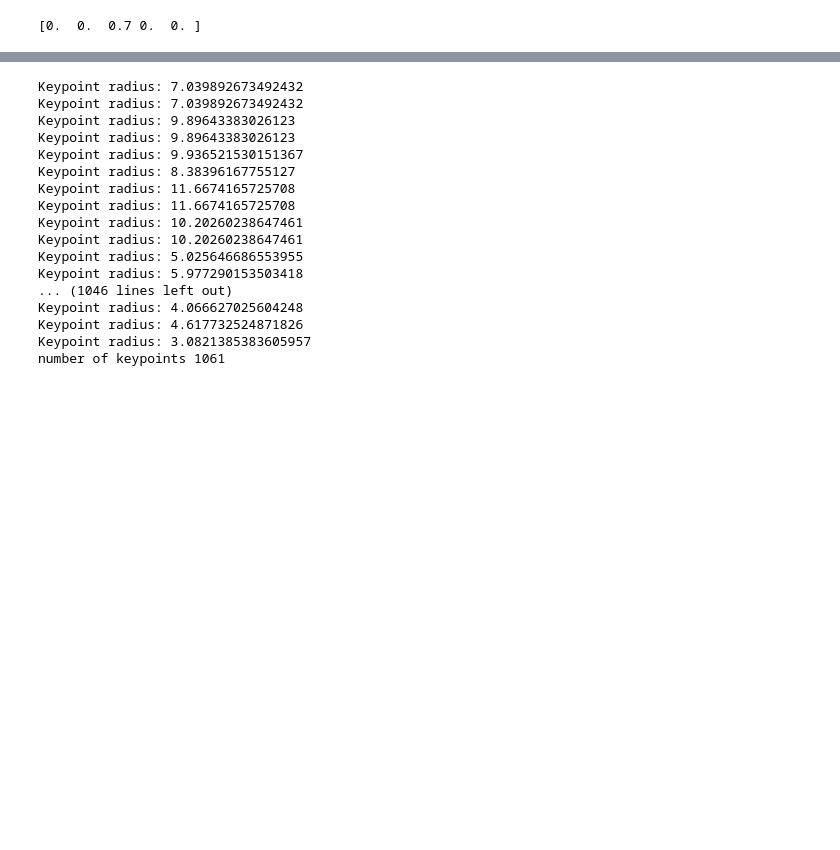
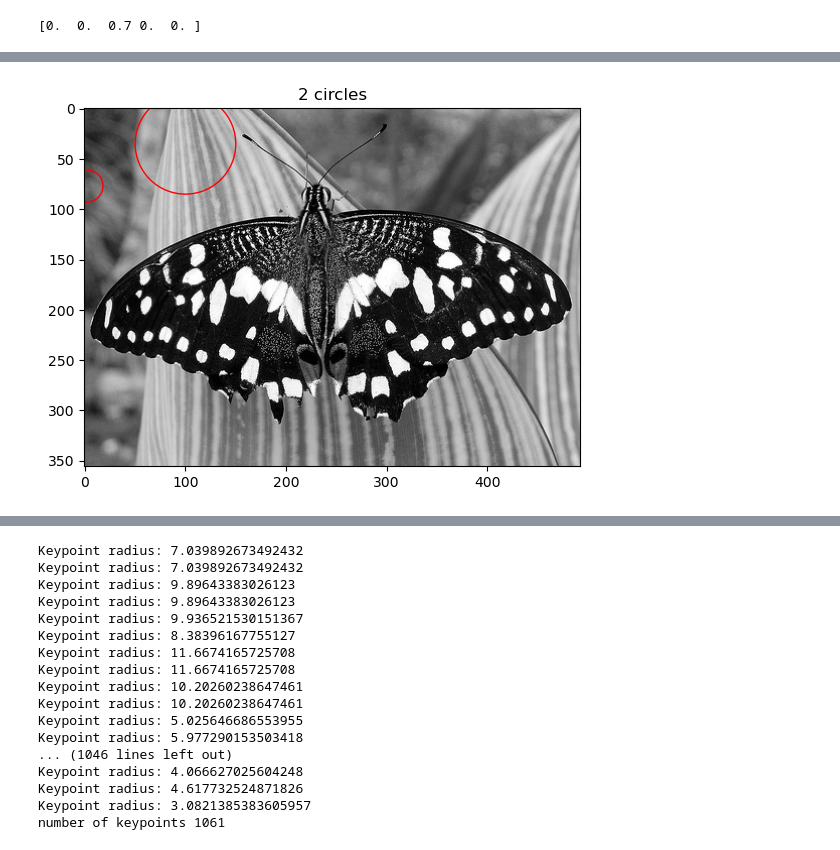
Before and after one commit to noelmrowiec/CS543, a Jupyter notebook: MP2-SIFT-Detector/mrowiec3_a2.ipynb, the cells around one changed output, grey strips where cells are left out. Drawn from its saved outputs; the diff is of its cells as text; code cells hidden in the pictures; blank space fills up the shorter version.

```diff
--- a/MP2-SIFT-Detector/mrowiec3_a2.ipynb
+++ b/MP2-SIFT-Detector/mrowiec3_a2.ipynb
@@ -192,3 +192,7 @@ print(x_coordinates.shape)
+# %%
+show_all_circles(images[0], [2,100], [77,35], [16,50])
+# %% [output]
+[figure, added]
 # %%
 #np.set_printoptions(threshold=np.inf)
 
```
Also changed, not shown: parts of 4 cells of this notebook.
